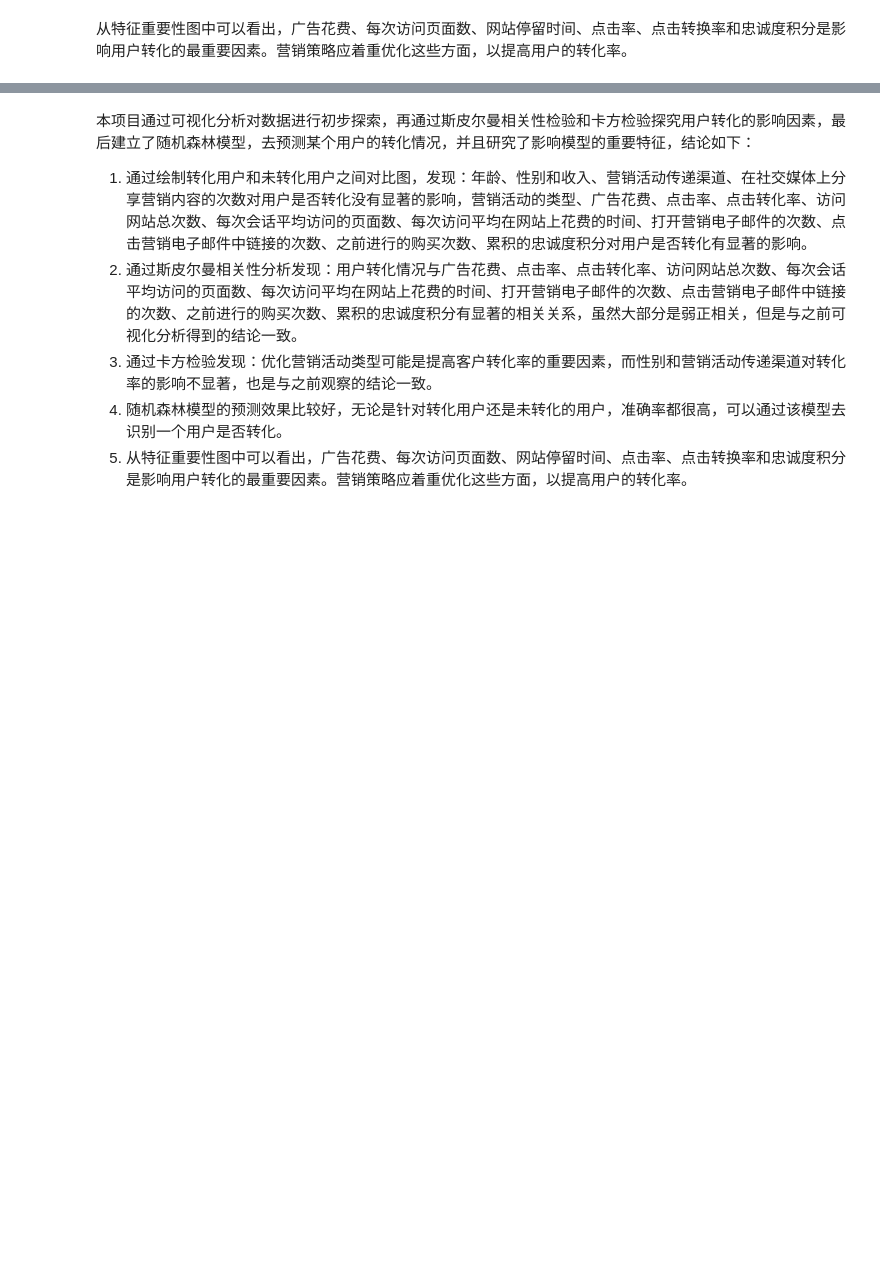
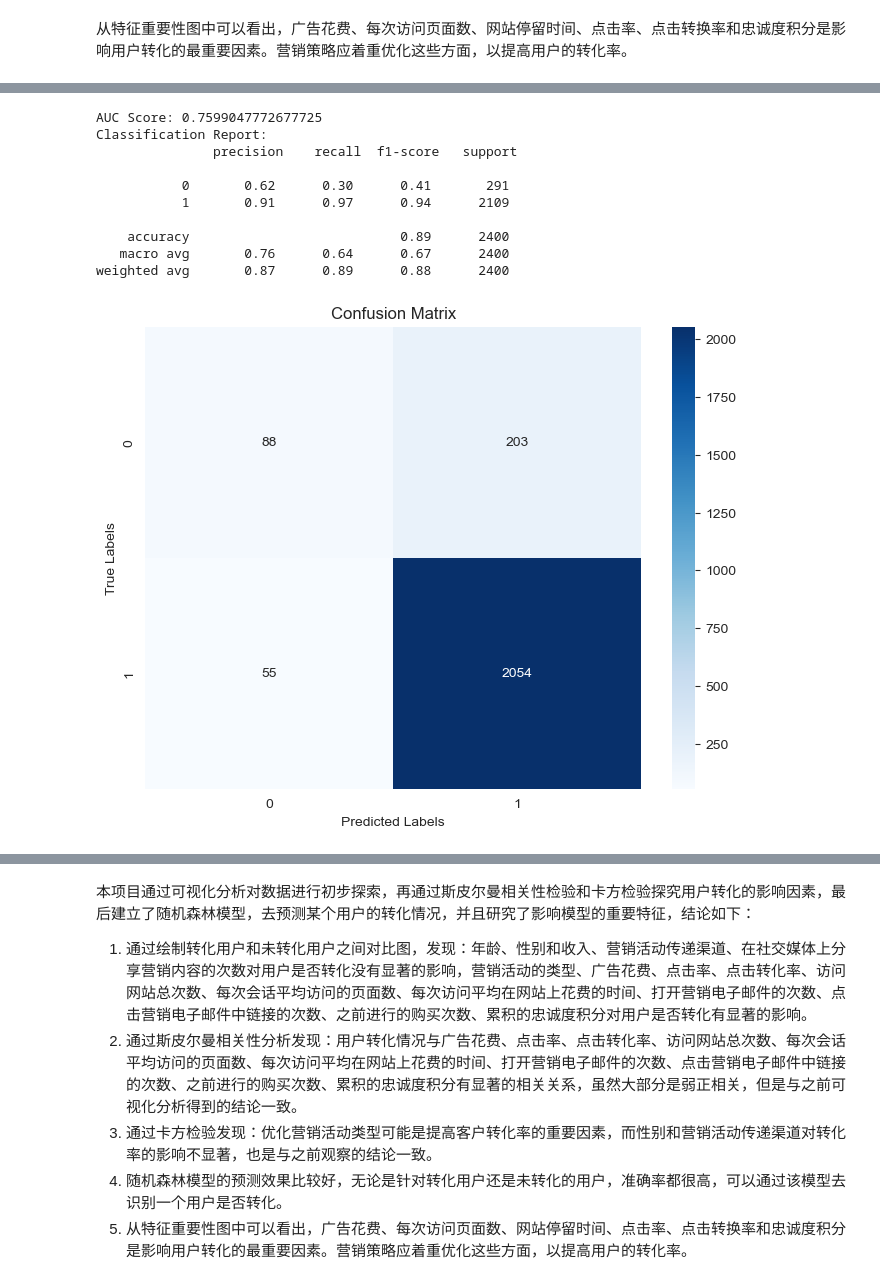
Before and after one commit to scullincw/customer-conversion-rate-analysis-and-prediction, a Jupyter notebook: main.ipynb, the cells around one changed output, grey strips where cells are left out. Saved outputs shown, nothing was run; the diff lists cells and outputs as text; code cells hidden in the pictures; blank space fills up the shorter version.

Commit message:
XGBoost

```diff
--- a/main.ipynb
+++ b/main.ipynb
@@ -658,0 +697,21 @@ plt.show()
+# %%
+# 设置 XGBoost 模型参数
+params = {
+    'objective': 'binary:logistic',  # 二分类任务
+    'eval_metric': 'auc',  # 使用 AUC 作为评估指标
+    'learning_rate': 0.05,
+    'n_estimators': 300,
+    'max_depth': 5,
+    'subsample': 0.8,
+    'colsample_bytree': 0.8,
+    'reg_alpha': 1,
+    'reg_lambda': 10,
+    'scale_pos_weight': 7,  # 根据类别不平衡设置的值
+    'random_state': 15
+}
+
+# 创建模型
+xgb_model = xgb.XGBClassifier(**params)
+
+# 训练模型
+xgb_model.fit(X_train, y_train)
@@ -658,0 +730,33 @@ plt.show()
+# %%
+# 对测试集进行预测
+y_pred = xgb_model.predict(X_test)
+y_pred_proba = xgb_model.predict_proba(X_test)[:, 1]
+
+# 计算 AUC 分数
+roc_auc = roc_auc_score(y_test, y_pred_proba)
+print("AUC Score:", roc_auc)
+
+# 输出分类报告
+print("Classification Report:\n", classification_report(y_test, y_pred))
+
+# 绘制混淆矩阵
+cm = confusion_matrix(y_test, y_pred)
+
+plt.figure(figsize=(8, 6))
+sns.heatmap(cm, annot=True, fmt='g', cmap='Blues')
+plt.xlabel('Predicted Labels')
+plt.ylabel('True Labels')
+plt.title('Confusion Matrix')
+plt.show()
+# %% [output]
+AUC Score: 0.7599047772677725
+Classification Report:
+               precision    recall  f1-score   support
+
+           0       0.62      0.30      0.41       291
+           1       0.91      0.97      0.94      2109
+
+    accuracy                           0.89      2400
+   macro avg       0.76      0.64      0.67      2400
+weighted avg       0.87      0.89      0.88      2400
+[figure, added]
```
Also changed, not shown: parts of 9 cells of this notebook.
